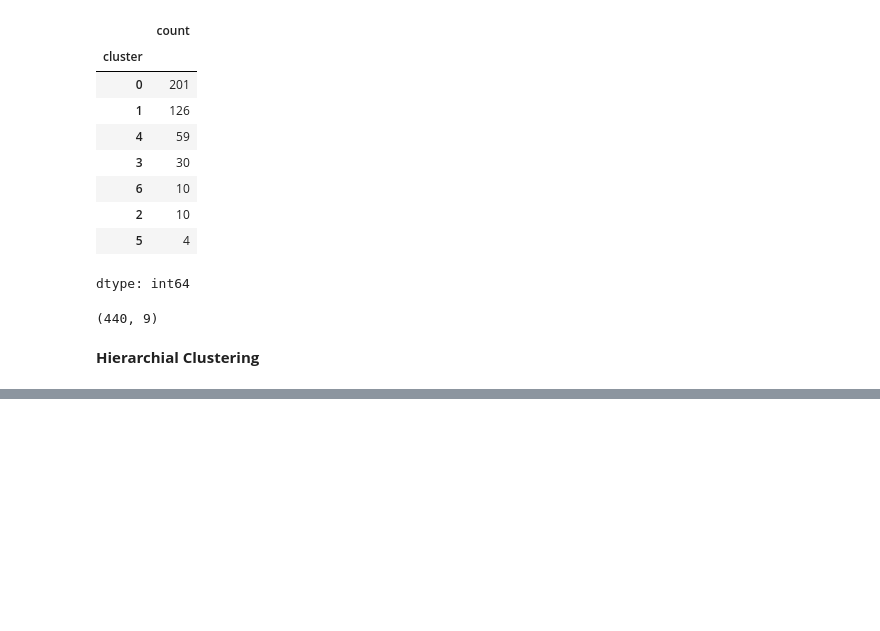
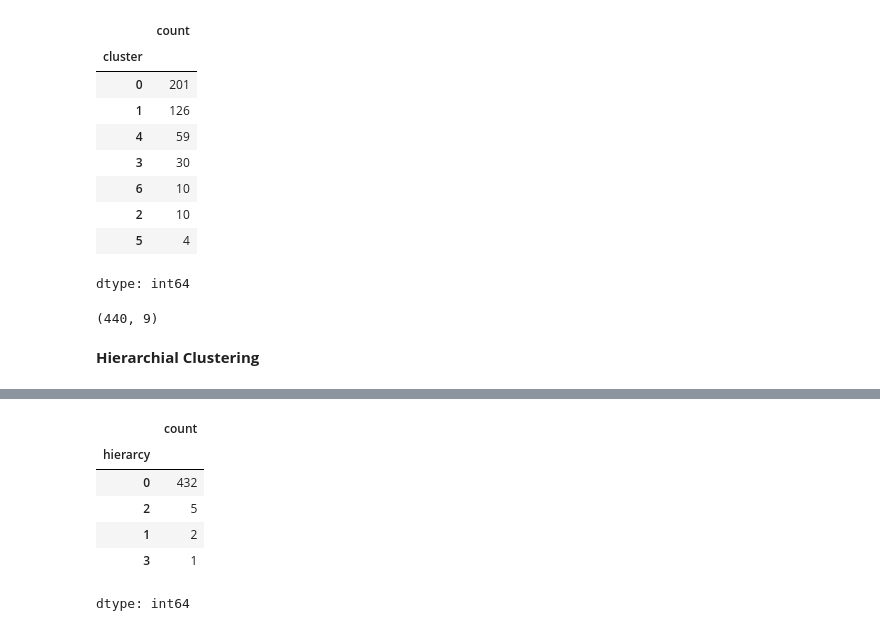
Before and after one commit to VadymKalin/nvidia_certified_associate_generative_ai_llms, a Jupyter notebook: Clustering.ipynb, the cells around one changed output, grey strips where cells are left out. Drawn from its saved outputs; the diff is of its cells as text; code cells hidden in the pictures; blank space fills up the shorter version.

```diff
--- a/Clustering.ipynb
+++ b/Clustering.ipynb
@@ -137,0 +168,10 @@ data.shape
+# %%
+data['hierarcy'].value_counts()
+# %% [output]
+|  | count |
+| hierarcy |  |
+| 0 | 432 |
+| 2 | 5 |
+| 1 | 2 |
+| 3 | 1 |
+dtype: int64
```
Also changed, not shown: parts of 4 cells of this notebook.
